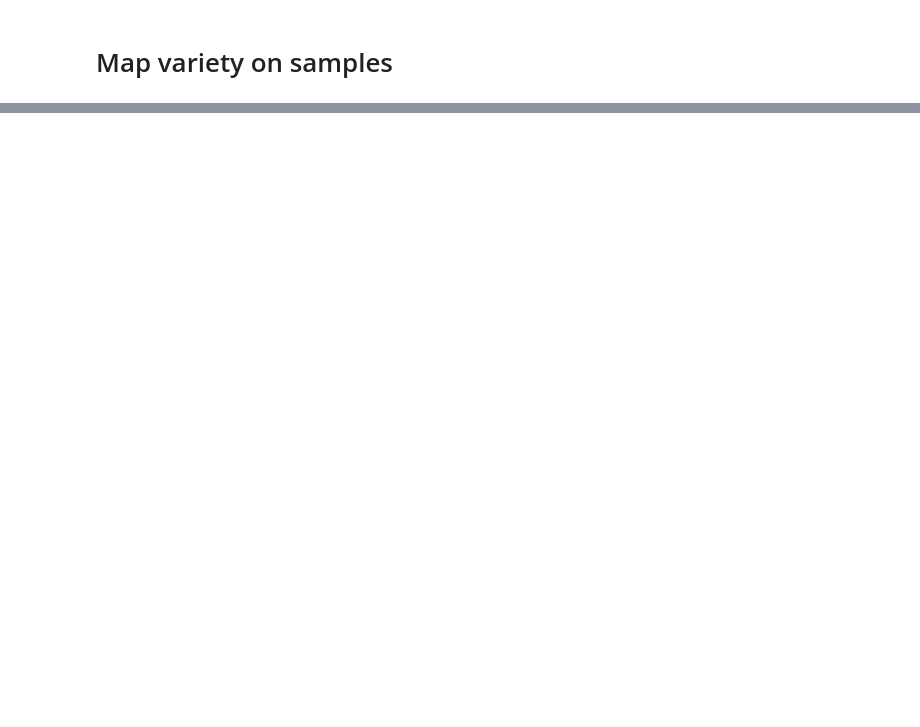
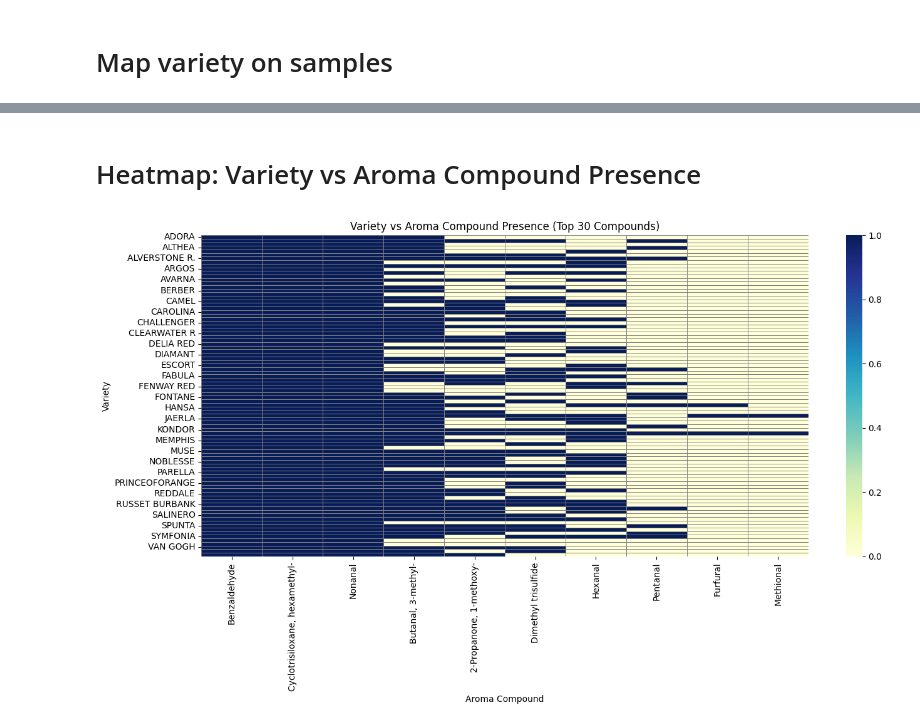
Before and after one commit to Fatemeh1362/internship, a Jupyter notebook: compound_analysis.ipynb, the cells around one changed output, grey strips where cells are left out. Drawn from its saved outputs; the diff is of its cells as text; code cells hidden in the pictures; blank space fills up the shorter version.

```diff
--- a/compound_analysis.ipynb
+++ b/compound_analysis.ipynb
@@ -527,0 +394,16 @@ array([], dtype=object)
+# %% [markdown]
+# Heatmap: Variety vs Aroma Compound Presence
+# %%
+# Focus on top 30 compounds for readability
+top30_compounds = compound_frequency['Compound'][:30]
+heatmap_data = variety_aroma_matrix[top30_compounds]
+
+plt.figure(figsize=(14, 8))
+sns.heatmap(heatmap_data, cmap="YlGnBu", linewidths=0.5, linecolor='gray')
+plt.title("Variety vs Aroma Compound Presence (Top 30 Compounds)")
+plt.xlabel("Aroma Compound")
+plt.ylabel("Variety")
+plt.tight_layout()
+plt.show()
+# %% [output]
+[figure, added]
```
Also changed, not shown: parts of 35 cells of this notebook.
